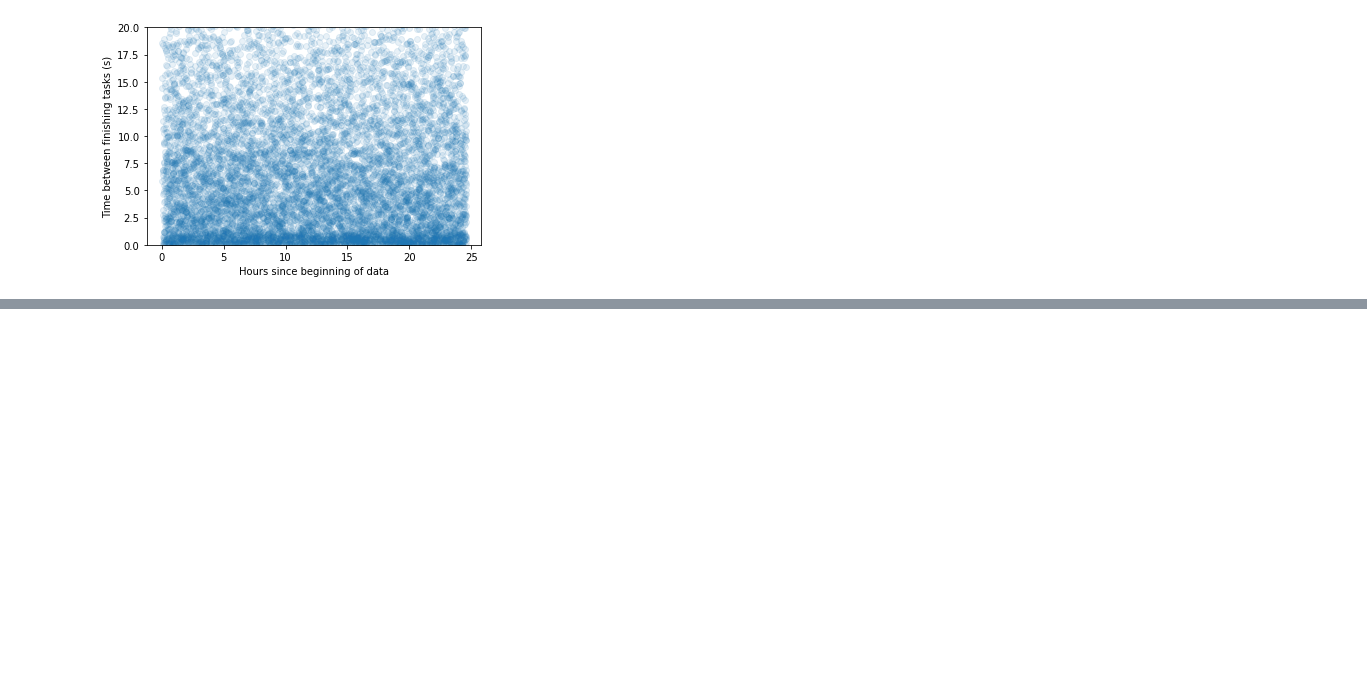
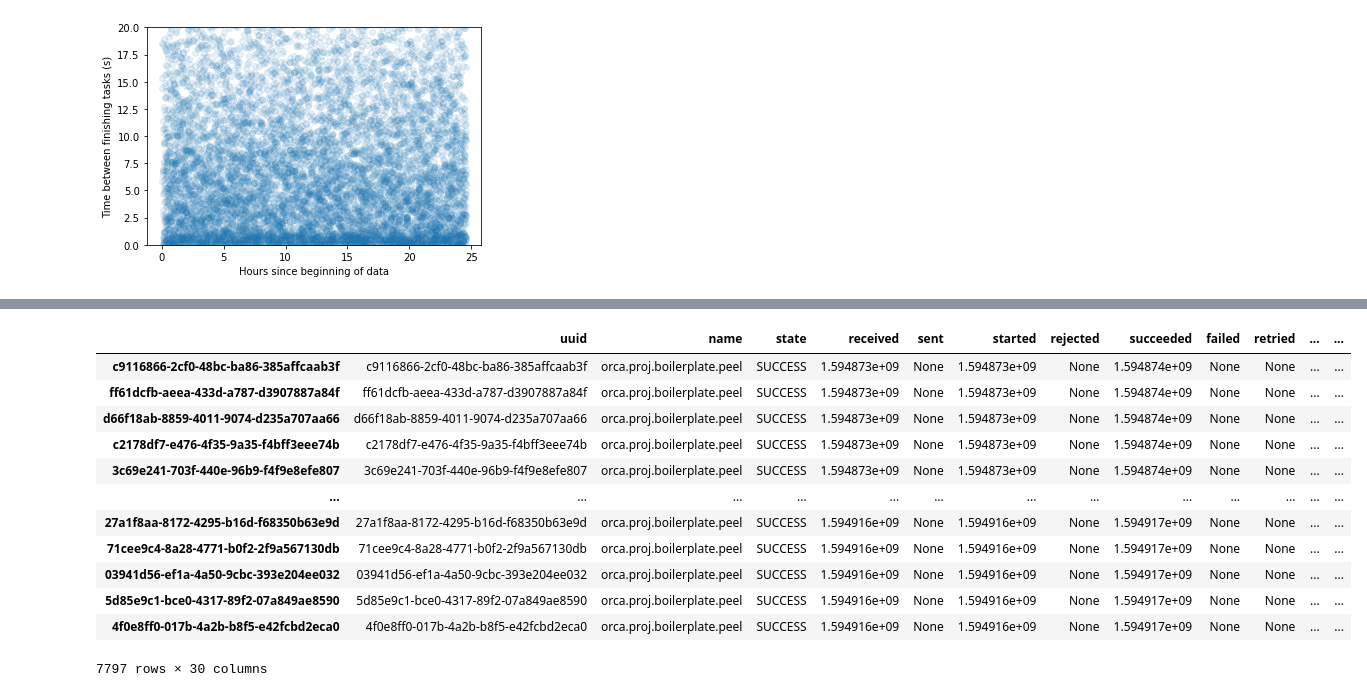
Before and after one commit to ovro-lwa/distributed-pipeline, a Jupyter notebook: notebooks/flower-performance.ipynb, the cells around one changed output, grey strips where cells are left out. Drawn from its saved outputs; the diff is of its cells as text; code cells hidden in the pictures; blank space fills up the shorter version.

```diff
--- a/notebooks/flower-performance.ipynb
+++ b/notebooks/flower-performance.ipynb
@@ -92,0 +115,16 @@ plt.ylim([0,20])
+# %%
+peeling_done_recent_df
+# %% [output]
+|  | uuid | name | state | received | sent | started | rejected | succeeded | failed | retried | ... | ... |
+| c9116866-2cf0-48bc-ba86-385affcaab3f | c9116866-2cf0-48bc-ba86-385affcaab3f | orca.proj.boilerplate.peel | SUCCESS | 1.594873e+09 | None | 1.594873e+09 | None | 1.594874e+09 | None | None | ... | ... |
+| ff61dcfb-aeea-433d-a787-d3907887a84f | ff61dcfb-aeea-433d-a787-d3907887a84f | orca.proj.boilerplate.peel | SUCCESS | 1.594873e+09 | None | 1.594873e+09 | None | 1.594874e+09 | None | None | ... | ... |
+| d66f18ab-8859-4011-9074-d235a707aa66 | d66f18ab-8859-4011-9074-d235a707aa66 | orca.proj.boilerplate.peel | SUCCESS | 1.594873e+09 | None | 1.594873e+09 | None | 1.594874e+09 | None | None | ... | ... |
+| c2178df7-e476-4f35-9a35-f4bff3eee74b | c2178df7-e476-4f35-9a35-f4bff3eee74b | orca.proj.boilerplate.peel | SUCCESS | 1.594873e+09 | None | 1.594873e+09 | None | 1.594874e+09 | None | None | ... | ... |
+| 3c69e241-703f-440e-96b9-f4f9e8efe807 | 3c69e241-703f-440e-96b9-f4f9e8efe807 | orca.proj.boilerplate.peel | SUCCESS | 1.594873e+09 | None | 1.594873e+09 | None | 1.594874e+09 | None | None | ... | ... |
+| ... | ... | ... | ... | ... | ... | ... | ... | ... | ... | ... | ... | ... |
+| 27a1f8aa-8172-4295-b16d-f68350b63e9d | 27a1f8aa-8172-4295-b16d-f68350b63e9d | orca.proj.boilerplate.peel | SUCCESS | 1.594916e+09 | None | 1.594916e+09 | None | 1.594917e+09 | None | None | ... | ... |
+| 71cee9c4-8a28-4771-b0f2-2f9a567130db | 71cee9c4-8a28-4771-b0f2-2f9a567130db | orca.proj.boilerplate.peel | SUCCESS | 1.594916e+09 | None | 1.594916e+09 | None | 1.594917e+09 | None | None | ... | ... |
+| 03941d56-ef1a-4a50-9cbc-393e204ee032 | 03941d56-ef1a-4a50-9cbc-393e204ee032 | orca.proj.boilerplate.peel | SUCCESS | 1.594916e+09 | None | 1.594916e+09 | None | 1.594917e+09 | None | None | ... | ... |
+| 5d85e9c1-bce0-4317-89f2-07a849ae8590 | 5d85e9c1-bce0-4317-89f2-07a849ae8590 | orca.proj.boilerplate.peel | SUCCESS | 1.594916e+09 | None | 1.594916e+09 | None | 1.594917e+09 | None | None | ... | ... |
+| 4f0e8ff0-017b-4a2b-b8f5-e42fcbd2eca0 | 4f0e8ff0-017b-4a2b-b8f5-e42fcbd2eca0 | orca.proj.boilerplate.peel | SUCCESS | 1.594916e+09 | None | 1.594916e+09 | None | 1.594917e+09 | None | None | ... | ... |
+7797 rows × 30 columns
```
Also changed, not shown: parts of 10 cells of this notebook.
